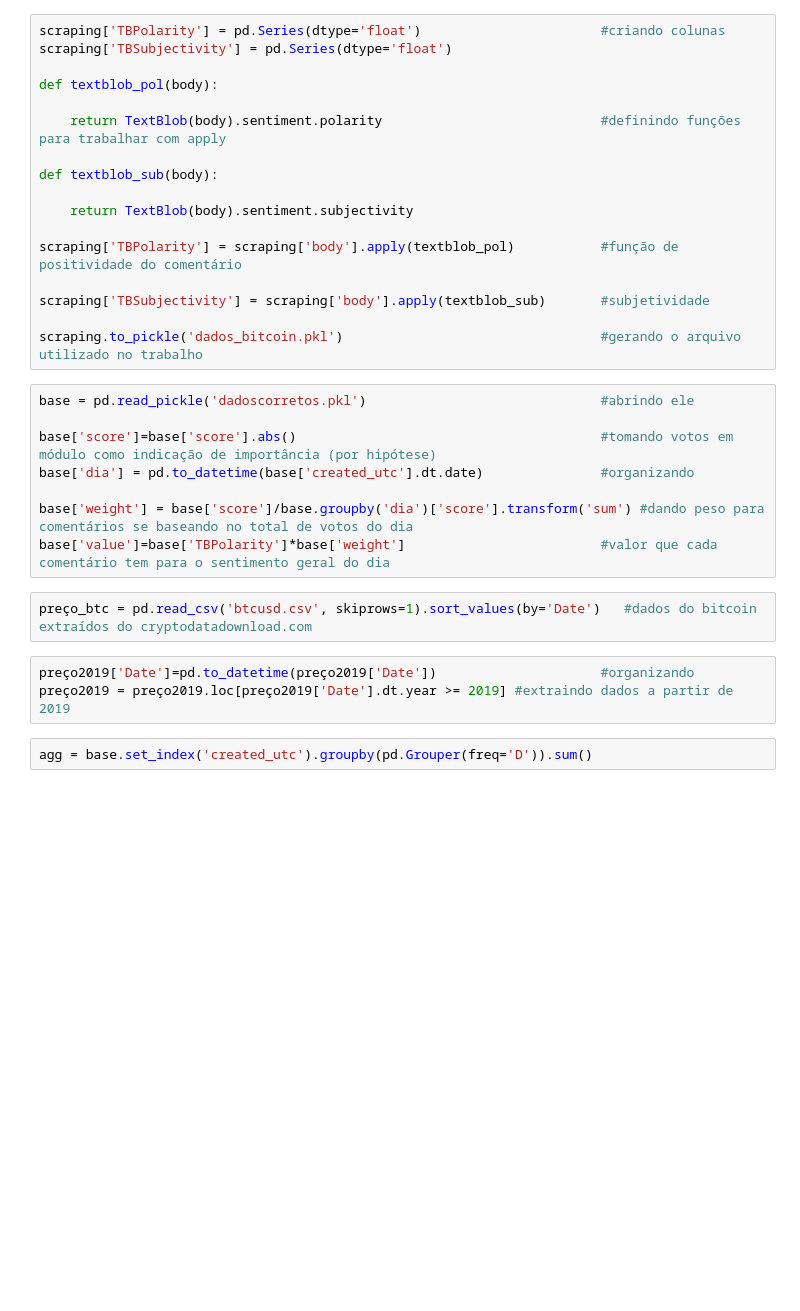
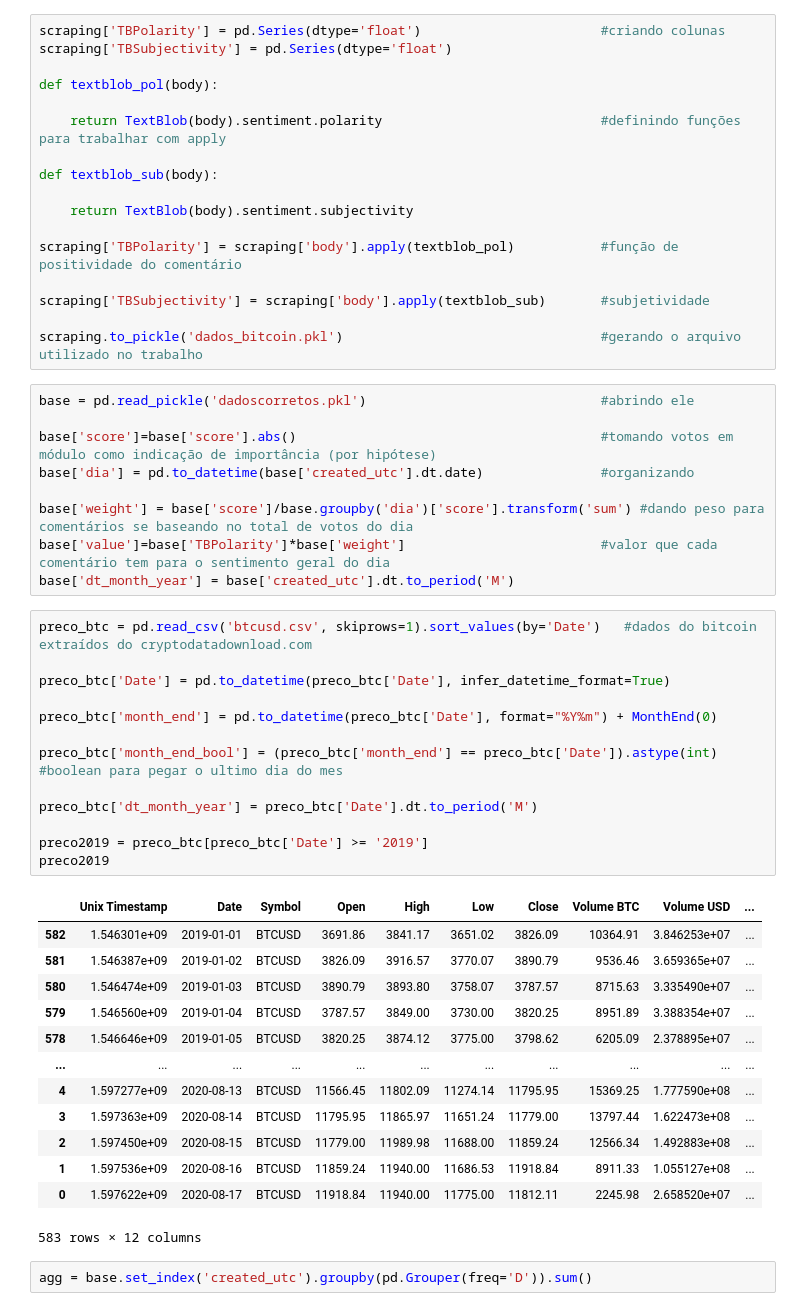
Before and after one commit to kojabawa/pirates, a Jupyter notebook: api dados/main.ipynb, the cells around one changed output. Cells and saved outputs as stored; diff of their text form; blank space fills up the shorter version.

```diff
--- a/api dados/main.ipynb
+++ b/api dados/main.ipynb
@@ -42,10 +45,33 @@ base['dia'] = pd.to_datetime(base['created_utc'].dt.date)               #organiz
 
 base['weight'] = base['score']/base.groupby('dia')['score'].transform('sum') #dando peso para comentários se baseando no total de votos do dia
 base['value']=base['TBPolarity']*base['weight']                         #valor que cada comentário tem para o sentimento geral do dia
+base['dt_month_year'] = base['created_utc'].dt.to_period('M')
-# %%
-preço_btc = pd.read_csv('btcusd.csv', skiprows=1).sort_values(by='Date')   #dados do bitcoin extraídos do cryptodatadownload.com
-# %%
-preço2019['Date']=pd.to_datetime(preço2019['Date'])                     #organizando
-preço2019 = preço2019.loc[preço2019['Date'].dt.year >= 2019] #extraindo dados a partir de 2019
+# %%
+preco_btc = pd.read_csv('btcusd.csv', skiprows=1).sort_values(by='Date')   #dados do bitcoin extraídos do cryptodatadownload.com
+
+preco_btc['Date'] = pd.to_datetime(preco_btc['Date'], infer_datetime_format=True)
+
+preco_btc['month_end'] = pd.to_datetime(preco_btc['Date'], format="%Y%m") + MonthEnd(0)
+
+preco_btc['month_end_bool'] = (preco_btc['month_end'] == preco_btc['Date']).astype(int) #boolean para pegar o ultimo dia do mes
+
+preco_btc['dt_month_year'] = preco_btc['Date'].dt.to_period('M')
+
+preco2019 = preco_btc[preco_btc['Date'] >= '2019']
+preco2019
+# %% [output]
+|  | Unix Timestamp | Date | Symbol | Open | High | Low | Close | Volume BTC | Volume USD | ... |
+| 582 | 1.546301e+09 | 2019-01-01 | BTCUSD | 3691.86 | 3841.17 | 3651.02 | 3826.09 | 10364.91 | 3.846253e+07 | ... |
+| 581 | 1.546387e+09 | 2019-01-02 | BTCUSD | 3826.09 | 3916.57 | 3770.07 | 3890.79 | 9536.46 | 3.659365e+07 | ... |
+| 580 | 1.546474e+09 | 2019-01-03 | BTCUSD | 3890.79 | 3893.80 | 3758.07 | 3787.57 | 8715.63 | 3.335490e+07 | ... |
+| 579 | 1.546560e+09 | 2019-01-04 | BTCUSD | 3787.57 | 3849.00 | 3730.00 | 3820.25 | 8951.89 | 3.388354e+07 | ... |
+| 578 | 1.546646e+09 | 2019-01-05 | BTCUSD | 3820.25 | 3874.12 | 3775.00 | 3798.62 | 6205.09 | 2.378895e+07 | ... |
+| ... | ... | ... | ... | ... | ... | ... | ... | ... | ... | ... |
+| 4 | 1.597277e+09 | 2020-08-13 | BTCUSD | 11566.45 | 11802.09 | 11274.14 | 11795.95 | 15369.25 | 1.777590e+08 | ... |
+| 3 | 1.597363e+09 | 2020-08-14 | BTCUSD | 11795.95 | 11865.97 | 11651.24 | 11779.00 | 13797.44 | 1.622473e+08 | ... |
+| 2 | 1.597450e+09 | 2020-08-15 | BTCUSD | 11779.00 | 11989.98 | 11688.00 | 11859.24 | 12566.34 | 1.492883e+08 | ... |
+| 1 | 1.597536e+09 | 2020-08-16 | BTCUSD | 11859.24 | 11940.00 | 11686.53 | 11918.84 | 8911.33 | 1.055127e+08 | ... |
+| 0 | 1.597622e+09 | 2020-08-17 | BTCUSD | 11918.84 | 11940.00 | 11775.00 | 11812.11 | 2245.98 | 2.658520e+07 | ... |
+583 rows × 12 columns
 # %%
 agg = base.set_index('created_utc').groupby(pd.Grouper(freq='D')).sum()
```
Also changed, not shown: parts of 14 cells of this notebook, 8 other files.
